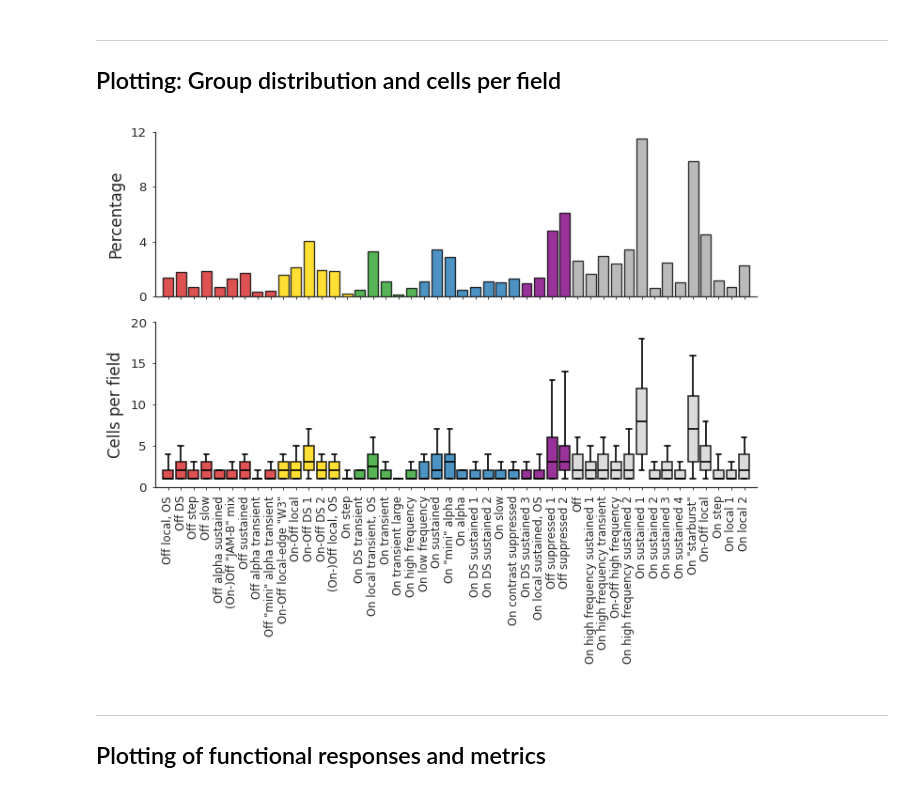
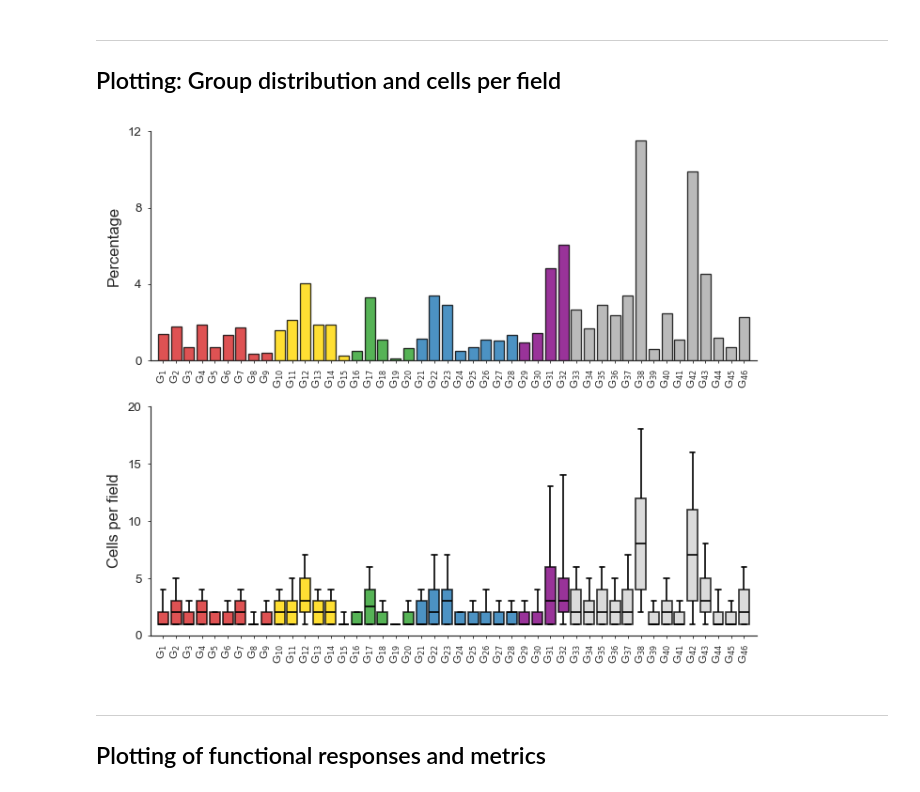
Before and after one commit to eulerlab/all-GCL-manuscript, a Jupyter notebook: notebooks/Fig3_functional_classification.ipynb, the cells around one changed output. Saved outputs shown, nothing was run; the diff lists cells and outputs as text; code cells hidden in the pictures.

Commit message:
Clean up. Rerun figures.

```diff
--- a/notebooks/Fig3_functional_classification.ipynb
+++ b/notebooks/Fig3_functional_classification.ipynb
@@ -29,0 +6,8 @@ plt.rcParams["font.family"] = "DejaVu Sans"
+# %%
+import os
+from all_gcl_manuscript.paths import REPO_DIR
+from all_gcl_manuscript import style
+
+FIG_DIR = os.path.join(REPO_DIR, 'figures')
+os.makedirs(FIG_DIR, exist_ok=True)
+style.set_rc_params()
@@ -93,32 +69,34 @@ gcl_group_names = ['Off local, OS', 'Off DS', 'Off step', 'Off slow', 'Off alpha
 ---
 ## Plotting: Group distribution and cells per field
 # %%
+from all_gcl_manuscript import labels
+
 colors = ['tab:red'] * 9 + ['gold'] * 5 + ['tab:green'] * 6 + ['tab:blue'] * 8 + ['tab:purple'] * 4 + ['gray'] * 14
-sub_map = str.maketrans("0123456789", "₀₁₂₃₄₅₆₇₈₉")
 group_ticks = np.arange(1, 47, 1)
-group_labels = [f"G{str(num).translate(sub_map)}" for num in group_ticks]
+name_ticklabels = [labels.baden_group_id_to_group_name(i, shorten=True) for i in group_ticks]
+group_ticklabels = [rf"G$_{{{i}}}$" for i in group_ticks]
+group_and_name_ticklabels = [group + ': ' + name for group, name in zip(group_ticklabels, name_ticklabels)]
 # %%
 save = 1
 fontsize_labels = 10
 
-
 fig, ax = plt.subplot_mosaic("""
 AAAA
 BBBB
-""",  figsize=(6,5))
+""", figsize=(6, 5))
 
 ###########################################
 #####  Group distribution
 ###########################################
-group_order = np.arange(1, len(group_ticks)+1)
-id_to_label = {gid: lab for gid, lab in zip(group_order, group_labels)}
+group_order = np.arange(1, len(group_ticks) + 1)
 percentages = (all_gcl_df['group_id'].value_counts(normalize=True).reindex(group_order, fill_value=0) * 100)
-percent_data = pd.DataFrame({'group_id': group_order,'percentage': percentages.values})
-bars = sns.barplot(data=percent_data, x='group_id', y='percentage', order=group_order, color='darkgray', edgecolor='k', alpha=0.8, ax=ax['A'])
+percent_data = pd.DataFrame({'group_id': group_order, 'percentage': percentages.values})
+bars = sns.barplot(data=percent_data, x='group_id', y='percentage', order=group_order, color='darkgray', edgecolor='k',
+                   alpha=0.8, ax=ax['A'])
 ax['A'].set_xlabel('')
-ax['A'].set_ylabel('Percentage',fontsize=fontsize_labels)
+ax['A'].set_ylabel('Percentage', fontsize=fontsize_labels)
 ax['A'].set_xlim(-1, group_order[-1])
-ax['A'].set_ylim(0,12)
+ax['A'].set_ylim(0, 12)
 ax['A'].set_xticklabels([])
 ax['A'].set_yticks([0, 4, 8, 12])
 ax['A'].set_yticklabels(['0', '4', '8', '12'])
@@ -128,64 +106,69 @@ for i, bar in enumerate(bars.patches, start=1):
     elif 10 <= i <= 15:
         bar.set_facecolor('gold')
     elif 16 <= i <= 20:
-        bar.set_facecolor('tab:green')#
+        bar.set_facecolor('tab:green')  #
     elif 21 <= i <= 28:
         bar.set_facecolor('tab:blue')
     elif 29 <= i <= 32:
         bar.set_facecolor('purple')
 
-
 ###########################################
 #####  cell count per field
 ###########################################
-cells_per_type_per_field = (all_gcl_df.groupby(["experimenter", "date", "exp_num", "field", "group_id"]).size().reset_index(name="cell_count"))
-stats_per_type = (cells_per_type_per_field.groupby("group_id")["cell_count"].agg(mean_cells="mean", std_cells="std").reset_index())
+cells_per_type_per_field = (
+    all_gcl_df.groupby(["experimenter", "date", "exp_num", "field", "group_id"]).size().reset_index(name="cell_count"))
+stats_per_type = (
+    cells_per_type_per_field.groupby("group_id")["cell_count"].agg(mean_cells="mean", std_cells="std").reset_index())
 
 bars = sns.boxplot(
     data=cells_per_type_per_field,
     x="group_id",
     y="cell_count",
-    whis=[10,90],          # whiskers at min and max
-    showfliers=False,       # outliers suppressed (min/max already shown)
+    whis=[10, 90],  # whiskers at min and max
+    showfliers=False,  # outliers suppressed (min/max already shown)
     color="lightgray",
-    boxprops=dict(edgecolor="k",alpha=0.8),
+    boxprops=dict(edgecolor="k", alpha=0.8),
     whiskerprops=dict(color="k"),
     capprops=dict(color="k"),
     medianprops=dict(color="k"),
     ax=ax['B']
 )
 ax['B'].set_xlabel('')
-ax['B'].set_ylabel('Cells per field',fontsize=fontsize_labels)
+ax['B'].set_ylabel('Cells per field', fontsize=fontsize_labels)
 positions = np.array(group_order) - 1
-ax['B'].set_xticks(positions, gcl_group_names, rotation=90, fontsize=7)
+
+ax['A'].set_xticks(positions, group_ticklabels, rotation=90, fontsize=7)
+ax['B'].set_xticks(positions, group_ticklabels, rotation=90, fontsize=7)
+
 ax['B'].set_xlim(-1, group_order[-1])
-ax['B'].set_ylim(0,20)
+ax['B'].set_ylim(0, 20)
 ax['B'].set_yticks([0, 5, 10, 15, 20])
 ax['B'].set_yticklabels(['0', '5', '10', '15', '20'])
 
 for i, bar in enumerate(bars.patches, start=1):
     if 1 <= i <= 9:
         bar.set_facecolor('tab:red')
     elif 10 <= i <= 15:
         bar.set_facecolor('gold')
     elif 16 <= i <= 20:
         bar.set_facecolor('tab:green')
     elif 21 <= i <= 28:
         bar.set_facecolor('tab:blue')
     elif 29 <= i <= 32:
         bar.set_facecolor('purple')
 
 fig.subplots_adjust(wspace=0.2, hspace=-0.1)
 sns.despine()
 fig.tight_layout()
 
-if save==1:
-    figname = 'INSERT_FIGURE_NAME'
+if save == 1:
     fig.patch.set_facecolor('white')
-    fig.savefig("YOUR_PATH/{}.png".format(figname), dpi=300, bbox_inches='tight',facecolor=fig.get_facecolor(), transparent=False)
-    fig.savefig("YOUR_PATH/{}.svg".format(figname), dpi=300, bbox_inches='tight',facecolor=fig.get_facecolor(), transparent=False)
+    fig.savefig(os.path.join(FIG_DIR, "celltype_distribution.png"),
+                dpi=300, bbox_inches='tight', facecolor=fig.get_facecolor(), transparent=False)
+    fig.savefig(os.path.join(FIG_DIR, "celltype_distribution.svg"),
+                dpi=300, bbox_inches='tight', facecolor=fig.get_facecolor(), transparent=False)
 # %% [output]
-[figure, old version]
+[figure, new version]
 # %% [markdown]
 ---
 ## Plotting of functional responses and metrics
```
Also changed, not shown: parts of 5 cells of this notebook, 9 other files.
